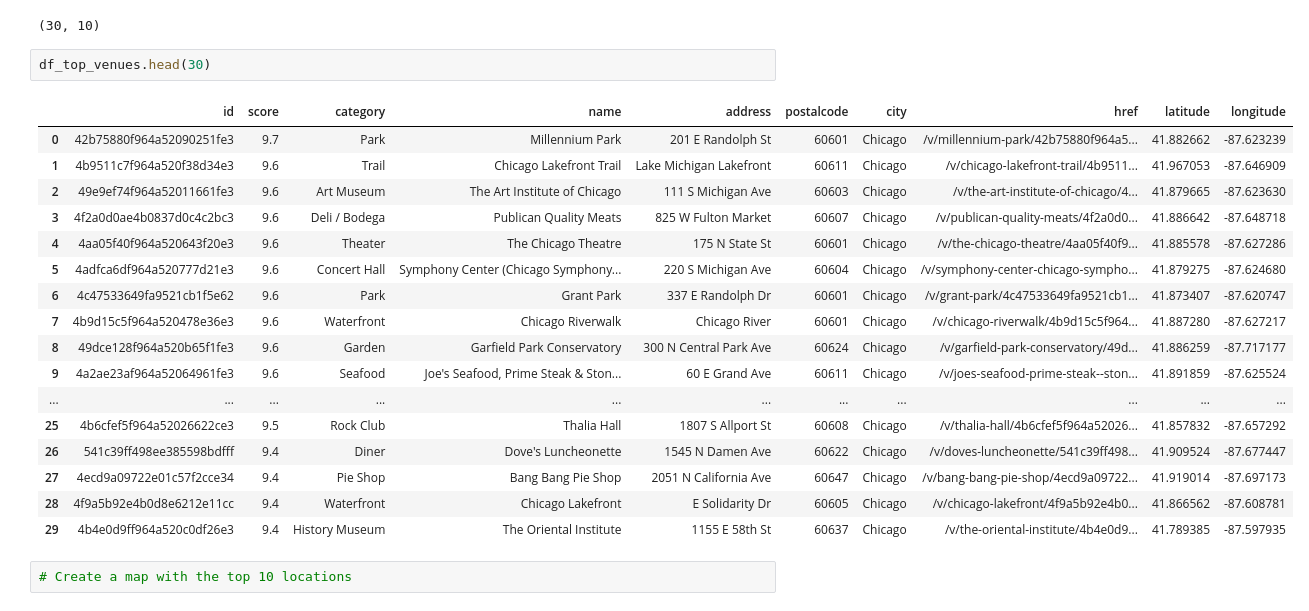
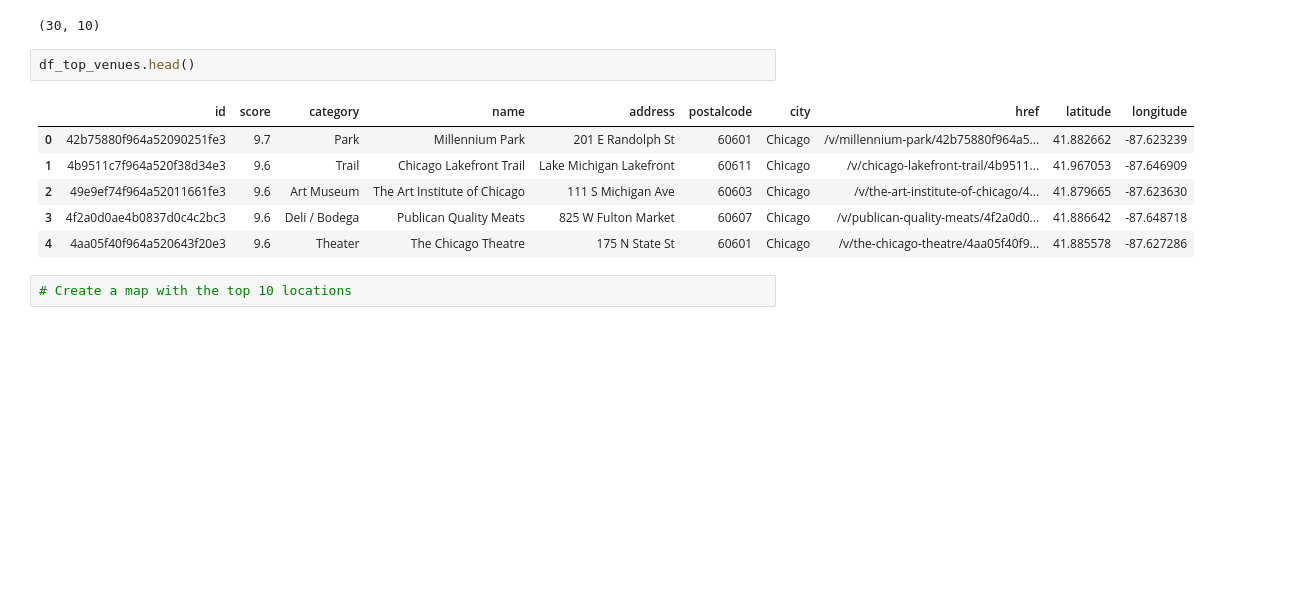
Before and after one commit to sunilsinghuk/Applied-Data-Science_Coursera, a Jupyter notebook: BattleOfTheNeighbourhoods.ipynb, the cells around one changed output. Cells and saved outputs as stored; diff of their text form; blank space fills up the shorter version.

```diff
--- a/BattleOfTheNeighbourhoods.ipynb
+++ b/BattleOfTheNeighbourhoods.ipynb
@@ -844,25 +847,14 @@ df_top_venues.shape
 # %% [output]
 (30, 10)
 # %%
-df_top_venues.head(30)
+df_top_venues.head()
 # %% [output]
 |  | id | score | category | name | address | postalcode | city | href | latitude | longitude |
 | 0 | 42b75880f964a52090251fe3 | 9.7 | Park | Millennium Park | 201 E Randolph St | 60601 | Chicago | /v/millennium-park/42b75880f964a5... | 41.882662 | -87.623239 |
 | 1 | 4b9511c7f964a520f38d34e3 | 9.6 | Trail | Chicago Lakefront Trail | Lake Michigan Lakefront | 60611 | Chicago | /v/chicago-lakefront-trail/4b9511... | 41.967053 | -87.646909 |
 | 2 | 49e9ef74f964a52011661fe3 | 9.6 | Art Museum | The Art Institute of Chicago | 111 S Michigan Ave | 60603 | Chicago | /v/the-art-institute-of-chicago/4... | 41.879665 | -87.623630 |
 | 3 | 4f2a0d0ae4b0837d0c4c2bc3 | 9.6 | Deli / Bodega | Publican Quality Meats | 825 W Fulton Market | 60607 | Chicago | /v/publican-quality-meats/4f2a0d0... | 41.886642 | -87.648718 |
 | 4 | 4aa05f40f964a520643f20e3 | 9.6 | Theater | The Chicago Theatre | 175 N State St | 60601 | Chicago | /v/the-chicago-theatre/4aa05f40f9... | 41.885578 | -87.627286 |
-| 5 | 4adfca6df964a520777d21e3 | 9.6 | Concert Hall | Symphony Center (Chicago Symphony... | 220 S Michigan Ave | 60604 | Chicago | /v/symphony-center-chicago-sympho... | 41.879275 | -87.624680 |
-| 6 | 4c47533649fa9521cb1f5e62 | 9.6 | Park | Grant Park | 337 E Randolph Dr | 60601 | Chicago | /v/grant-park/4c47533649fa9521cb1... | 41.873407 | -87.620747 |
-| 7 | 4b9d15c5f964a520478e36e3 | 9.6 | Waterfront | Chicago Riverwalk | Chicago River | 60601 | Chicago | /v/chicago-riverwalk/4b9d15c5f964... | 41.887280 | -87.627217 |
-| 8 | 49dce128f964a520b65f1fe3 | 9.6 | Garden | Garfield Park Conservatory | 300 N Central Park Ave | 60624 | Chicago | /v/garfield-park-conservatory/49d... | 41.886259 | -87.717177 |
-| 9 | 4a2ae23af964a52064961fe3 | 9.6 | Seafood | Joe's Seafood, Prime Steak & Ston... | 60 E Grand Ave | 60611 | Chicago | /v/joes-seafood-prime-steak--ston... | 41.891859 | -87.625524 |
-| ... | ... | ... | ... | ... | ... | ... | ... | ... | ... | ... |
-| 25 | 4b6cfef5f964a52026622ce3 | 9.5 | Rock Club | Thalia Hall | 1807 S Allport St | 60608 | Chicago | /v/thalia-hall/4b6cfef5f964a52026... | 41.857832 | -87.657292 |
-| 26 | 541c39ff498ee385598bdfff | 9.4 | Diner | Dove's Luncheonette | 1545 N Damen Ave | 60622 | Chicago | /v/doves-luncheonette/541c39ff498... | 41.909524 | -87.677447 |
-| 27 | 4ecd9a09722e01c57f2cce34 | 9.4 | Pie Shop | Bang Bang Pie Shop | 2051 N California Ave | 60647 | Chicago | /v/bang-bang-pie-shop/4ecd9a09722... | 41.919014 | -87.697173 |
-| 28 | 4f9a5b92e4b0d8e6212e11cc | 9.4 | Waterfront | Chicago Lakefront | E Solidarity Dr | 60605 | Chicago | /v/chicago-lakefront/4f9a5b92e4b0... | 41.866562 | -87.608781 |
-| 29 | 4b4e0d9ff964a520c0df26e3 | 9.4 | History Museum | The Oriental Institute | 1155 E 58th St | 60637 | Chicago | /v/the-oriental-institute/4b4e0d9... | 41.789385 | -87.597935 |
 # %%
 # Create a map with the top 10 locations
 # %%
```
Also changed, not shown: parts of 4 cells of this notebook, 2 other files.
